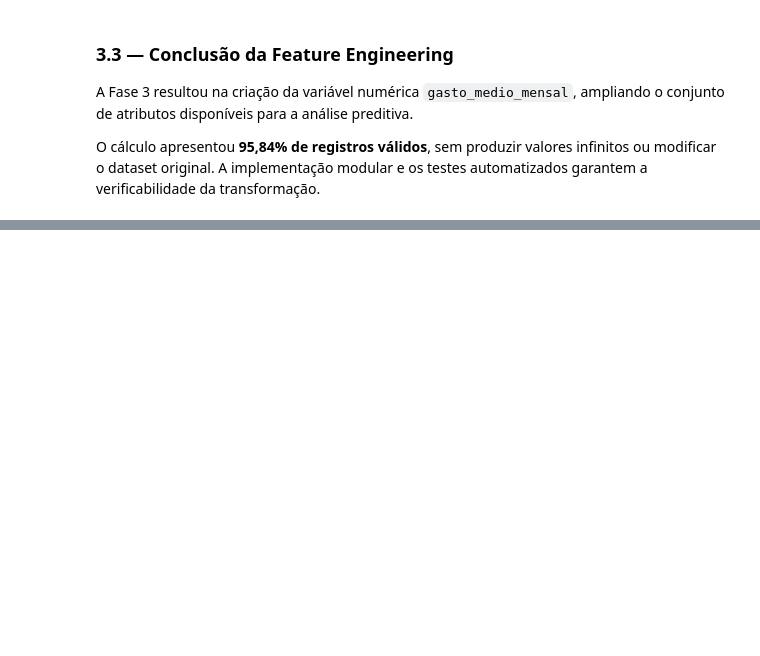
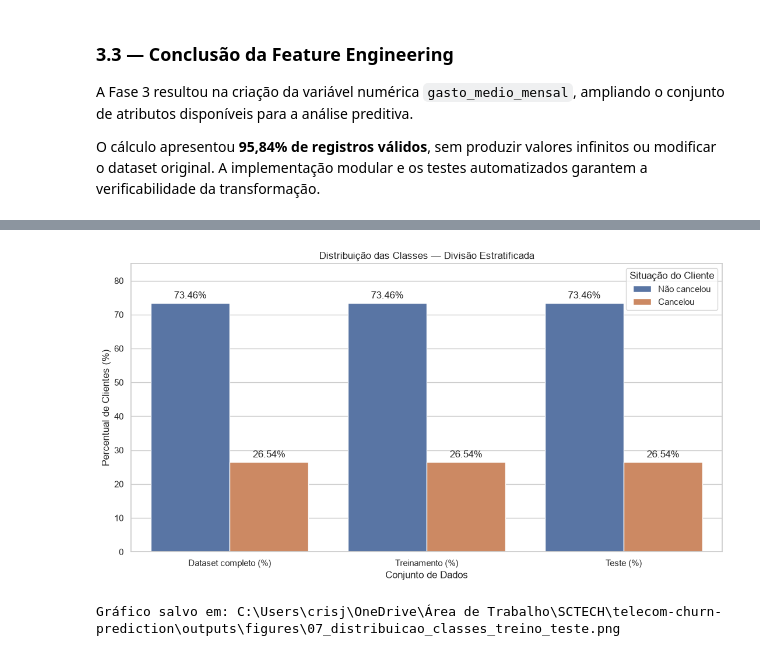
Before and after one commit to Cristina-Freitas/telecom-churn-prediction, a Jupyter notebook: notebooks/01_analise_exploratoria.ipynb, the cells around one changed output, grey strips where cells are left out. Drawn from its saved outputs; the diff is of its cells as text; code cells hidden in the pictures; blank space fills up the shorter version.

Commit message:
feat: implementação da divisão e balanceamento de dados

```diff
--- a/notebooks/01_analise_exploratoria.ipynb
+++ b/notebooks/01_analise_exploratoria.ipynb
@@ -998,0 +1055,64 @@ O cálculo apresentou **95,84% de registros válidos**, sem produzir valores inf
+# %%
+# ============================================================
+# 4.2 — COMPARAÇÃO DA DISTRIBUIÇÃO DAS CLASSES
+# ============================================================
+
+# Prepara os dados para visualização
+dados_grafico = (
+    distribuicao_classes
+    .reset_index()
+    .rename(columns={"index": "Situação"})
+    .melt(
+        id_vars="Situação",
+        var_name="Conjunto",
+        value_name="Percentual"
+    )
+)
+
+# Cria o gráfico
+fig, ax = plt.subplots(figsize=(11, 6))
+
+sns.barplot(
+    data=dados_grafico,
+    x="Conjunto",
+    y="Percentual",
+    hue="Situação",
+    ax=ax
+)
+
+# Adiciona os percentuais sobre as barras
+for container in ax.containers:
+    ax.bar_label(
+        container,
+        fmt="%.2f%%",
+        padding=3
+    )
+
+ax.set_title("Distribuição das Classes — Divisão Estratificada")
+ax.set_xlabel("Conjunto de Dados")
+ax.set_ylabel("Percentual de Clientes (%)")
+ax.set_ylim(0, 85)
+ax.legend(title="Situação do Cliente")
+
+plt.tight_layout()
+
+# Salva o gráfico
+DIRETORIO_FIGURAS = RAIZ_PROJETO / "outputs" / "figures"
+DIRETORIO_FIGURAS.mkdir(parents=True, exist_ok=True)
+
+CAMINHO_GRAFICO = (
+    DIRETORIO_FIGURAS / "07_distribuicao_classes_treino_teste.png"
+)
+
+fig.savefig(
+    CAMINHO_GRAFICO,
+    dpi=300,
+    bbox_inches="tight"
+)
+
+plt.show()
+
+print(f"Gráfico salvo em: {CAMINHO_GRAFICO}")
+# %% [output]
+[figure, added]
+Gráfico salvo em: C:\Users\crisj\OneDrive\Área de Trabalho\SCTECH\telecom-churn-prediction\outputs\figures\07_distribuicao_classes_treino_teste.png
```
Also changed, not shown: parts of 11 cells of this notebook, 5 other files.
